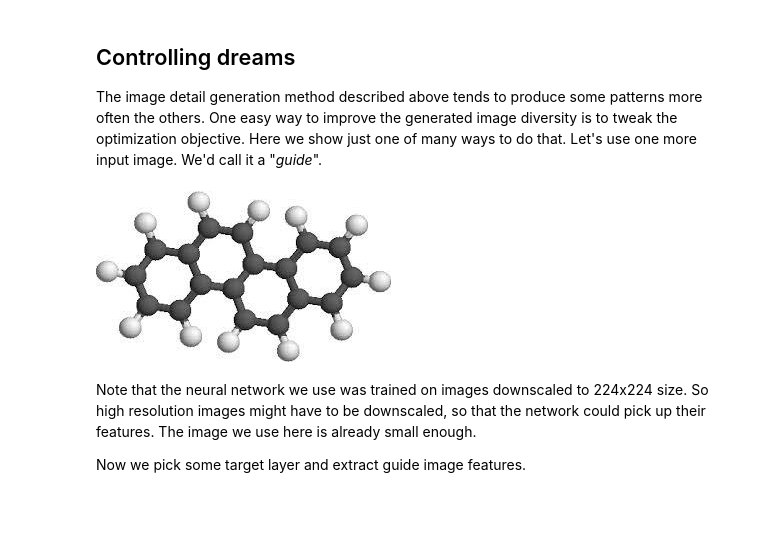
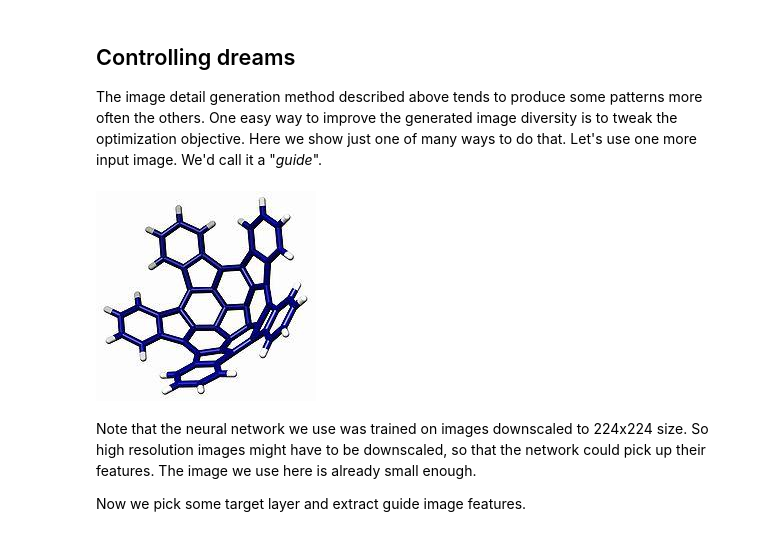
Before and after one commit to klappvisor/deepdream, a Jupyter notebook: dream.ipynb, the cells around one changed output. Cells and saved outputs as stored; diff of their text form; code cells hidden in the pictures; blank space fills up the shorter version.

```diff
--- a/dream.ipynb
+++ b/dream.ipynb
@@ -182,10 +182,10 @@ Image(filename='frames/0029.jpg')
 The image detail generation method described above tends to produce some patterns more often the others. One easy way to improve the generated image diversity is to tweak the optimization objective. Here we show just one of many ways to do that. Let's use one more input image. We'd call it a "*guide*".
 # %%
 #guide = np.float32(PIL.Image.open('flowers.jpg'))
-guide = np.float32(PIL.Image.open('mypah.jpg'))
+guide = np.float32(PIL.Image.open('mypah2.jpg'))
 showarray(guide)
 # %% [output]
-[figure, old version]
+[figure, new version]
 # %% [markdown]
 Note that the neural network we use was trained on images downscaled to 224x224 size. So high resolution images might have to be downscaled, so that the network could pick up their features. The image we use here is already small enough.
 
```
Also changed, not shown: parts of 1 cell of this notebook, 1 other file.
